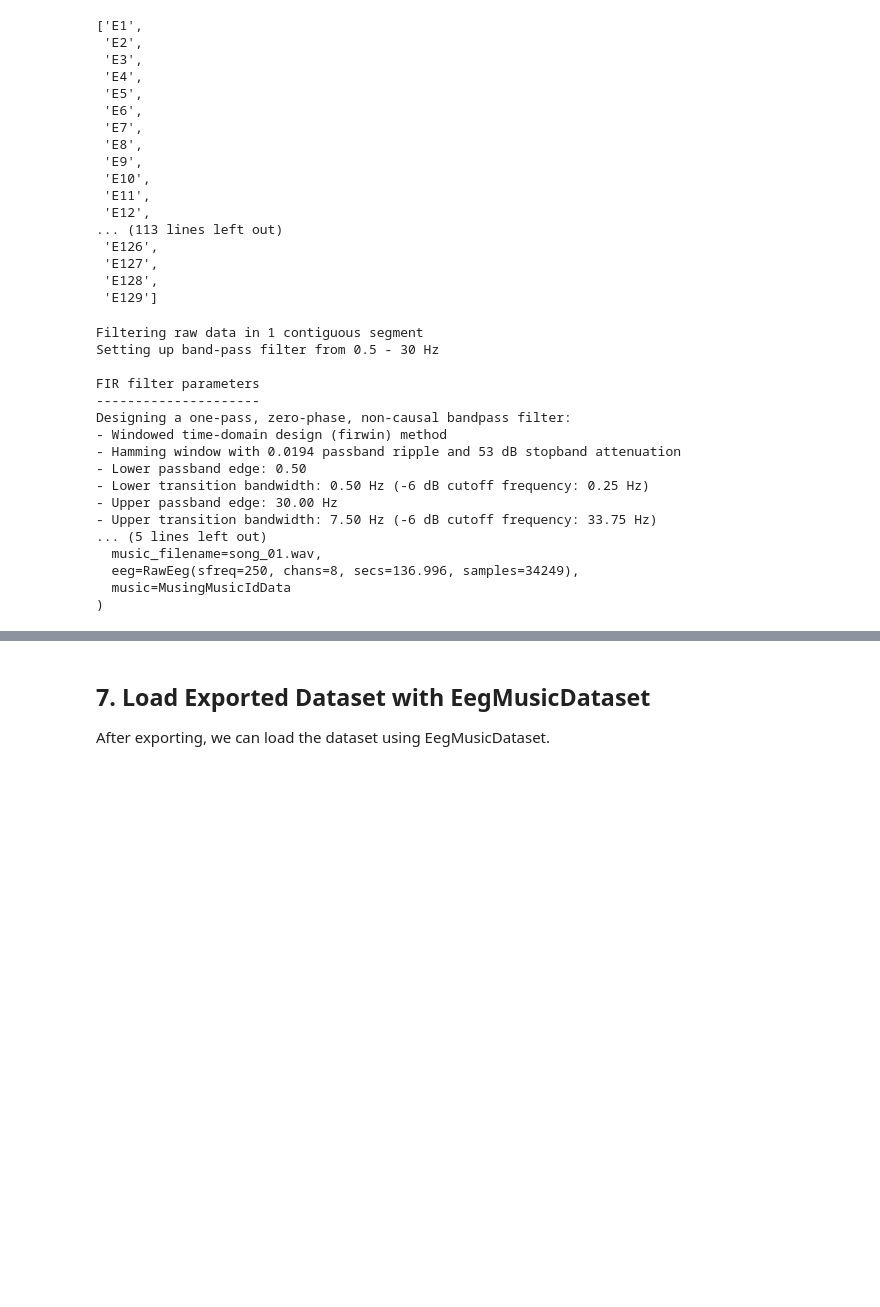
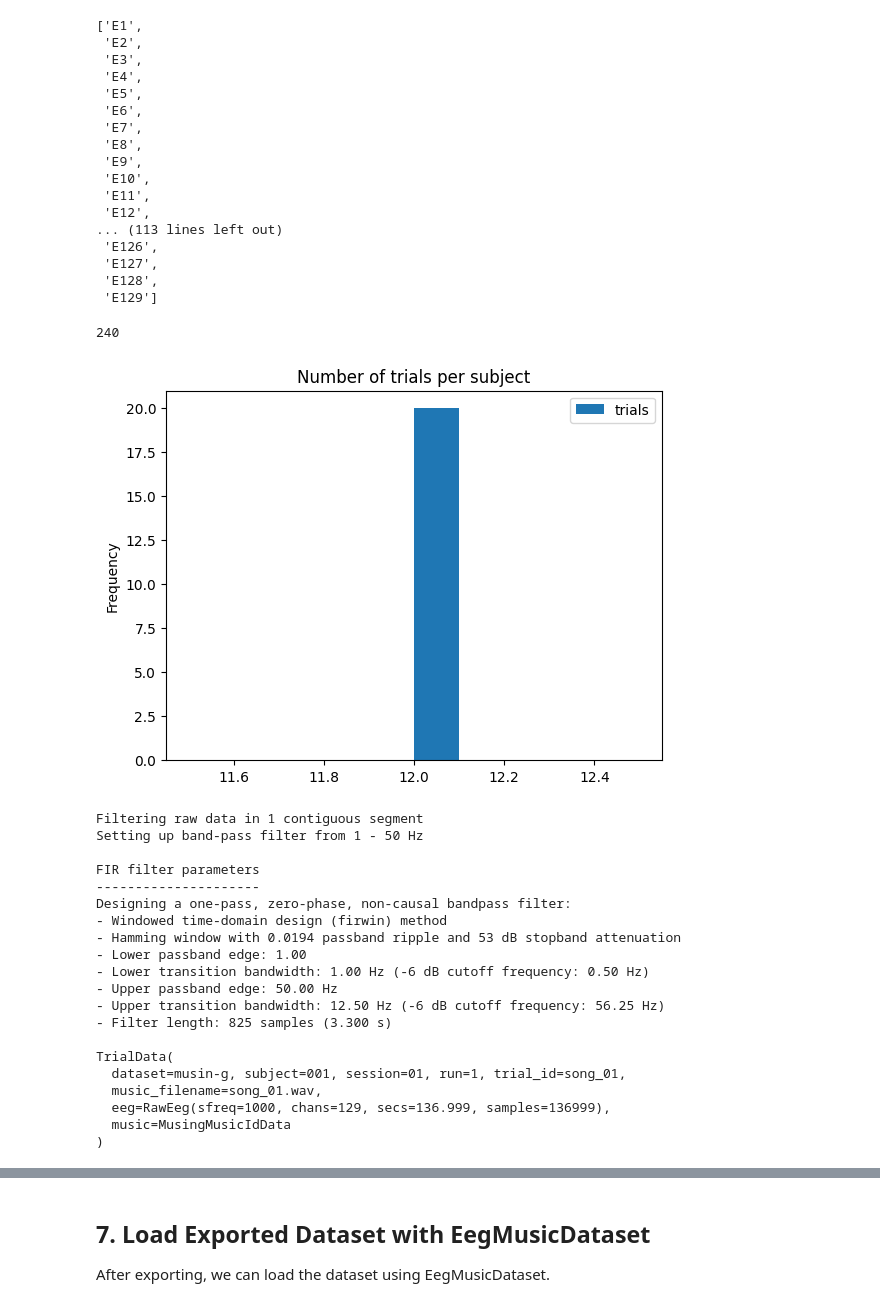
Before and after one commit to zmrocze/eeg-music-code, a Jupyter notebook: src/eeg_music/musin_g_loader_demo.ipynb, the cells around one changed output, grey strips where cells are left out. Cells and saved outputs as stored; diff of their text form; code cells hidden in the pictures; blank space fills up the shorter version.

```diff
--- a/src/eeg_music/musin_g_loader_demo.ipynb
+++ b/src/eeg_music/musin_g_loader_demo.ipynb
@@ -23,6 +23,11 @@ project_root = Path.cwd()
 from eeg_music.bcmi import BCMIMusingLoader, create_bcmi_loader
 from eeg_music.data import MusingMusicId, MusicFilename, copy_from_dataloader_into_dir
 from eeg_music.data import EEGMusicDataset
+# %%
+from pathlib import Path
+from eeg_music.data import EEGMusicDataset
+
+ds = EEGMusicDataset.load_ondisk(Path("./datasets/musin_g_export2"))
 # %% [markdown]
 ## 1. Load MUSIN-G Dataset with BCMIMusingLoader
 
@@ -103,6 +108,14 @@ ds[0].eeg_data.get_eeg().raw_eeg.ch_names
  'E127',
  'E128',
  'E129']
+# %%
+subject_trials = ds.df.groupby(level=['subject']).size().reset_index(name='trials')
+subject_trials.plot(kind='hist', title='Number of trials per subject')
+
+len(ds.df)
+# %% [output]
+240
+[figure, added]
 # %%
 from eeg_music.data import MappedDataset
 from eeg_music.onset_conversion import trial_wavraw_to_noteonsets
@@ -114,37 +127,40 @@ from eeg_music.data import rereference_trial
 # less_some_channels = ["F7", "Fz", "FC1", "FC6", "T7", "Cz", "CP5", "P8"]
 # minimal_channels = ["Fz", "T7", "Cz", "T8"]
 
-less_some_channels = ["E11" , "E18", "E19", "E33", "E45", "E47", "E96", "E116"]
+# less_some_channels = ["E11" , "E18", "E19", "E33", "E45", "E47", "E96", "E116"]
 
 mapped = MappedDataset(ds, lambda x:
-  rereference_trial(
+  # rereference_trial(
       prepare_trial(
         x,
-        eeg_resample=250,
-        eeg_l_freq=0.5,
-        eeg_h_freq=30.0,
-        pick_channels=less_some_channels, # 8 channels
+        eeg_resample=1000,
+        eeg_l_freq=1.0,
+        eeg_h_freq=50.0,
+        # pick_channels=less_some_channels, # 8 channels
       ) # type: ignore
-    )
-)
+    # )
+  )
 
 print(mapped[0])
 # %% [output]
 Filtering raw data in 1 contiguous segment
-Setting up band-pass filter from 0.5 - 30 Hz
+Setting up band-pass filter from 1 - 50 Hz
 
 FIR filter parameters
 ---------------------
 Designing a one-pass, zero-phase, non-causal bandpass filter:
 - Windowed time-domain design (firwin) method
 - Hamming window with 0.0194 passband ripple and 53 dB stopband attenuation
-- Lower passband edge: 0.50
-- Lower transition bandwidth: 0.50 Hz (-6 dB cutoff frequency: 0.25 Hz)
-- Upper passband edge: 30.00 Hz
-- Upper transition bandwidth: 7.50 Hz (-6 dB cutoff frequency: 33.75 Hz)
-... (5 lines left out)
+- Lower passband edge: 1.00
+- Lower transition bandwidth: 1.00 Hz (-6 dB cutoff frequency: 0.50 Hz)
+- Upper passband edge: 50.00 Hz
+- Upper transition bandwidth: 12.50 Hz (-6 dB cutoff frequency: 56.25 Hz)
+- Filter length: 825 samples (3.300 s)
+
+TrialData(
+  dataset=musin-g, subject=001, session=01, run=1, trial_id=song_01,
   music_filename=song_01.wav,
-  eeg=RawEeg(sfreq=250, chans=8, secs=136.996, samples=34249),
+  eeg=RawEeg(sfreq=1000, chans=129, secs=136.999, samples=136999),
   music=MusingMusicIdData
 )
 # %%
```
Also changed, not shown: parts of 11 cells of this notebook, 8 other files.
